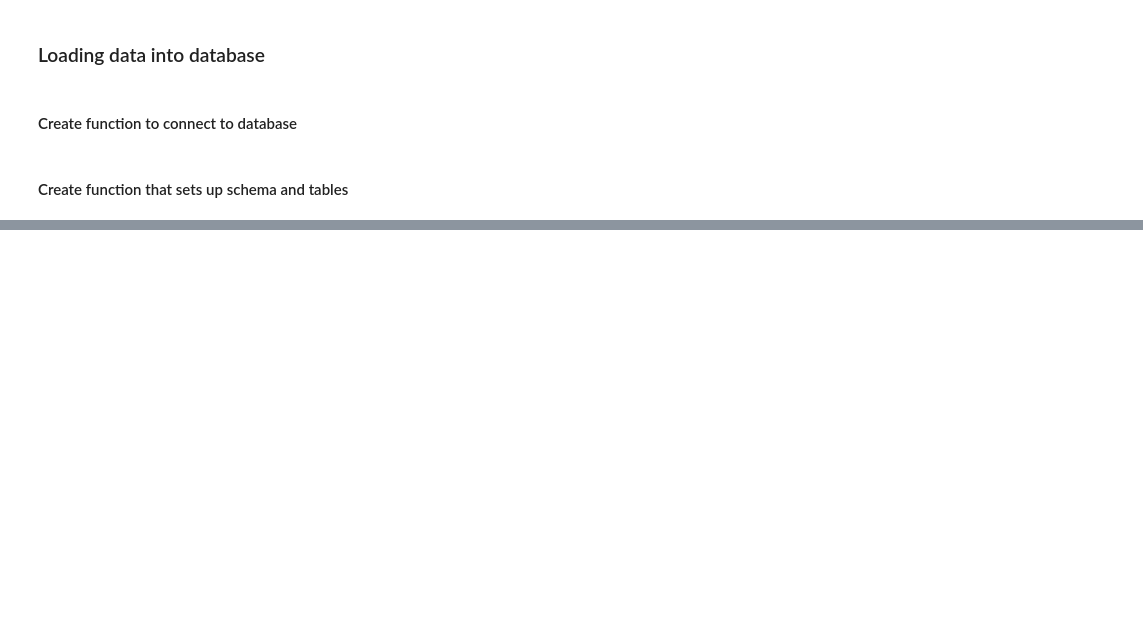
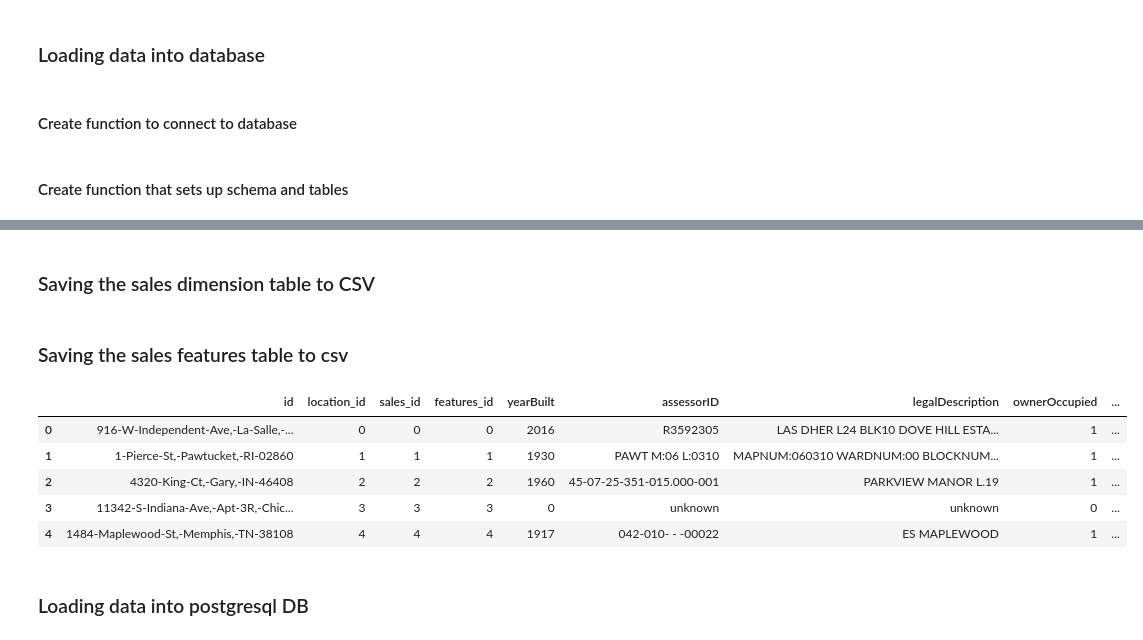
Before and after one commit to Taoficoda/zuma_realtor_case_study, a Jupyter notebook: etl_solution.ipynb, the cells around one changed output, grey strips where cells are left out. Cells and saved outputs as stored; diff of their text form; code cells hidden in the pictures; blank space fills up the shorter version.

```diff
--- a/etl_solution.ipynb
+++ b/etl_solution.ipynb
@@ -247,0 +171,2 @@ memory usage: 105.6+ KB
+# %% [markdown]
+### Saving the sales dimension table to CSV
@@ -247,0 +179,2 @@ memory usage: 105.6+ KB
+# %% [markdown]
+### Saving the sales features table to csv
@@ -247,0 +185,10 @@ memory usage: 105.6+ KB
+# %%
+property_fact_table = pd.read_csv('property_fact_table.csv', index_col=None)
+property_fact_table.head()
+# %% [output]
+|  | id | location_id | sales_id | features_id | yearBuilt | assessorID | legalDescription | ownerOccupied | ... |
+| 0 | 916-W-Independent-Ave,-La-Salle,-... | 0 | 0 | 0 | 2016 | R3592305 | LAS DHER L24 BLK10 DOVE HILL ESTA... | 1 | ... |
+| 1 | 1-Pierce-St,-Pawtucket,-RI-02860 | 1 | 1 | 1 | 1930 | PAWT M:06 L:0310 | MAPNUM:060310 WARDNUM:00 BLOCKNUM... | 1 | ... |
+| 2 | 4320-King-Ct,-Gary,-IN-46408 | 2 | 2 | 2 | 1960 | 45-07-25-351-015.000-001 | PARKVIEW MANOR L.19 | 1 | ... |
+| 3 | 11342-S-Indiana-Ave,-Apt-3R,-Chic... | 3 | 3 | 3 | 0 | unknown | unknown | 0 | ... |
+| 4 | 1484-Maplewood-St,-Memphis,-TN-38108 | 4 | 4 | 4 | 1917 | 042-010- - -00022 | ES MAPLEWOOD | 1 | ... |
@@ -247,0 +266,2 @@ memory usage: 105.6+ KB
+# %% [markdown]
+### Loading data into postgresql DB
```
Also changed, not shown: parts of 22 cells of this notebook.
